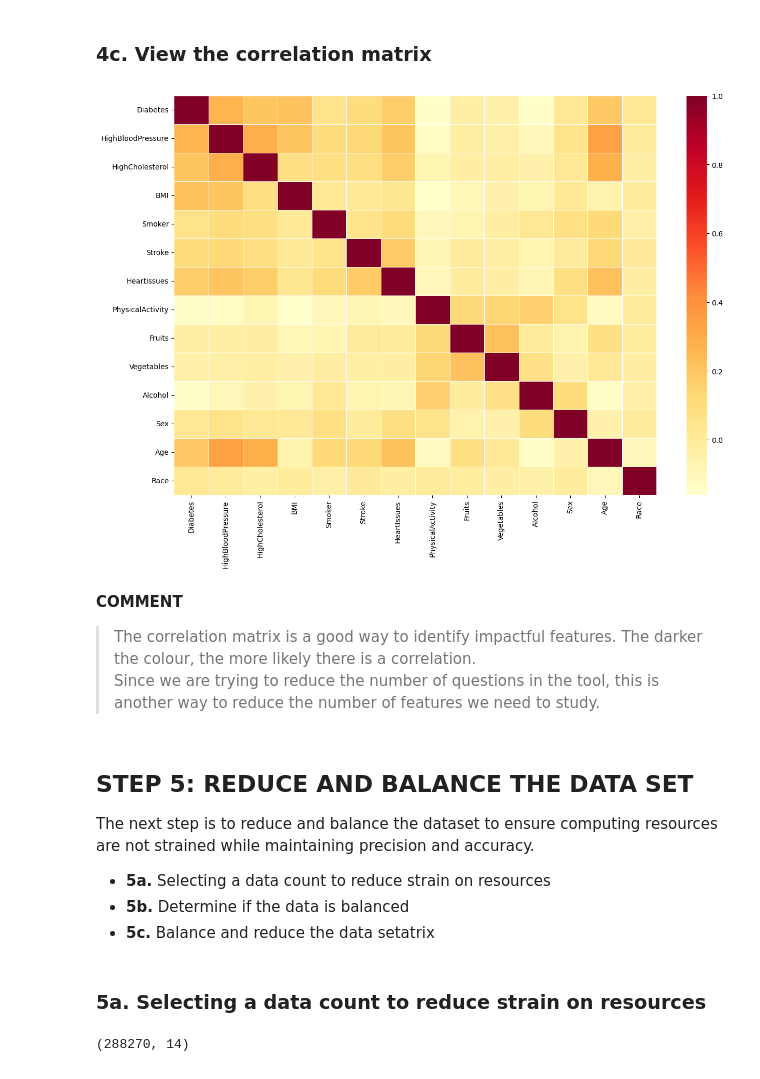
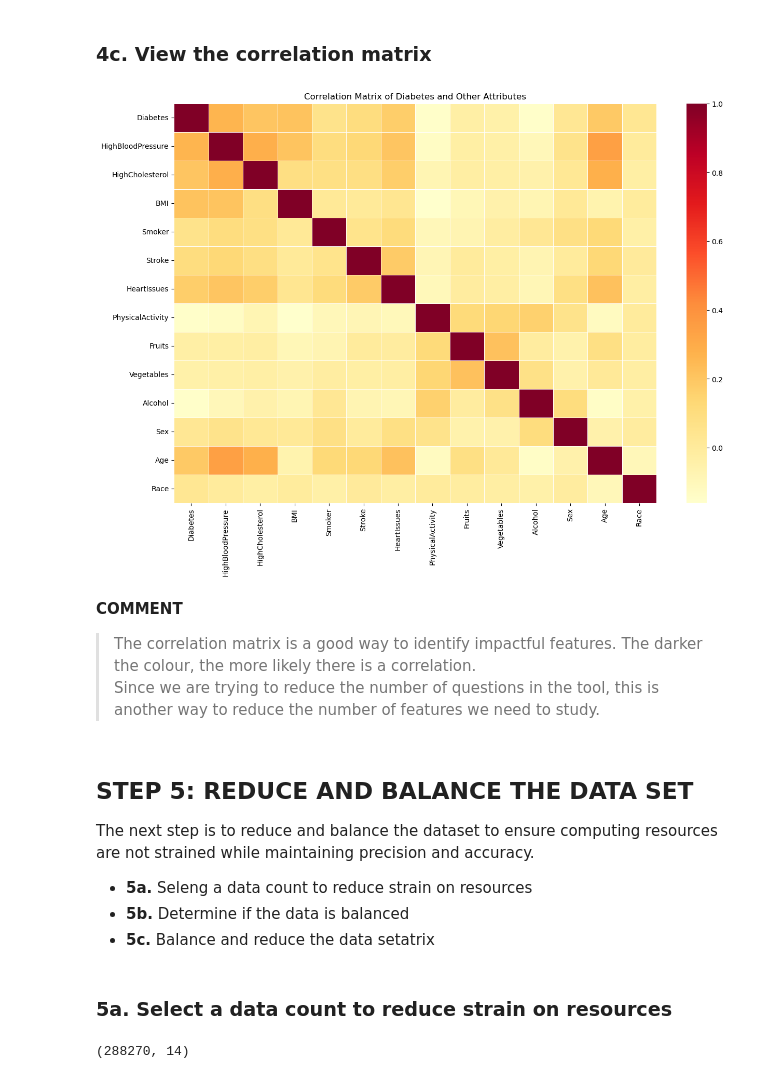
Before and after one commit to mdoane7/capstone, a Jupyter notebook: 1-Methodology.ipynb, the cells around one changed output. Cells and saved outputs as stored; diff of their text form; code cells hidden in the pictures.

```diff
--- a/1-Methodology.ipynb
+++ b/1-Methodology.ipynb
@@ -617,9 +614,10 @@ plt.xticks(np.arange(13), labels);
 # %%
 corr_matrix =  CDC_Diabetes_DataFrame_Selection.corr()
 fig, ax = plt.subplots(figsize = (15, 10))
+plt.title("Correlation Matrix of Diabetes and Other Attributes")
 ax = sns.heatmap(corr_matrix, linewidths = 0.5, fmt=".2f", cmap="YlOrRd");
 # %% [output]
-[figure, old version]
+[figure, new version]
 # %% [markdown]
 **COMMENT**
 
@@ -630,11 +628,11 @@ ax = sns.heatmap(corr_matrix, linewidths = 0.5, fmt=".2f", cmap="YlOrRd");
 
 The next step is to reduce and balance the dataset to ensure computing resources are not strained while maintaining precision and accuracy.
 
-* **5a.** Selecting a data count to reduce strain on resources
+* **5a.** Seleng a data count to reduce strain on resources
 * **5b.** Determine if the data is balanced
 * **5c.** Balance and reduce the data setatrix
 # %% [markdown]
-### 5a. Selecting a data count to reduce strain on resources
+### 5a. Select a data count to reduce strain on resources
 # %%
 # Determine the size of data
 CDC_Diabetes_DataFrame_Selection.shape
```
Also changed, not shown: parts of 10 cells of this notebook, 1 other file.
